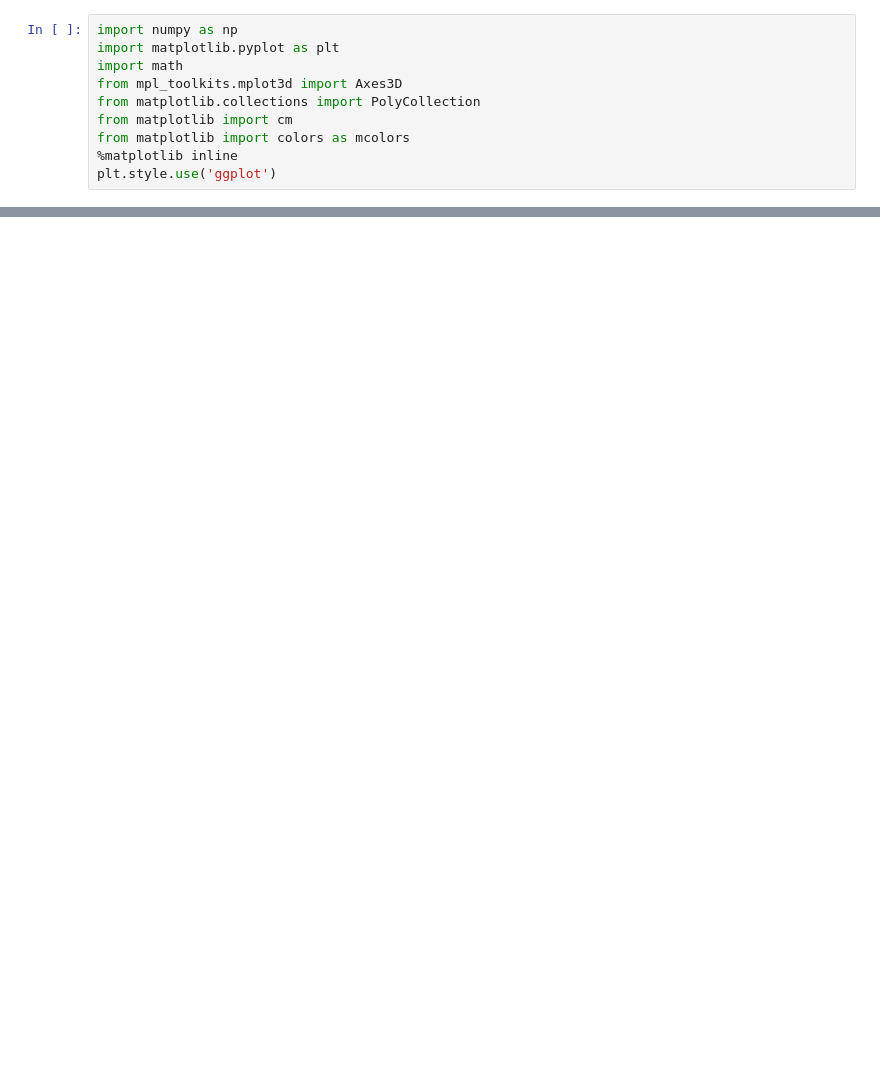
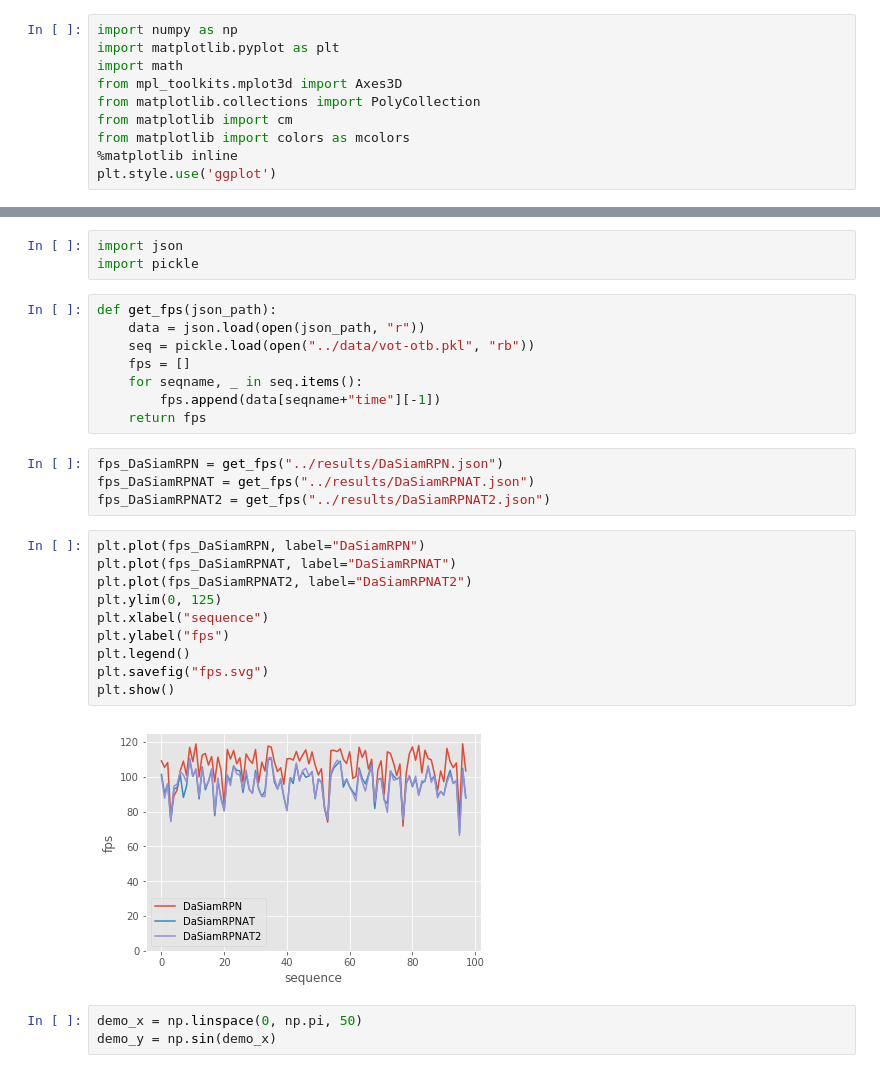
Before and after one commit to JachinShen/DaSiamRPNAT, a Jupyter notebook: notebook/Visualization.ipynb, the cells around one changed output, grey strips where cells are left out. Cells and saved outputs as stored; diff of their text form; blank space fills up the shorter version.

```diff
--- a/notebook/Visualization.ipynb
+++ b/notebook/Visualization.ipynb
@@ -117,0 +192,30 @@ score_1 = np.array([0.648, 0.657, ])
+# %%
+import json
+import pickle
+# %%
+def get_fps(json_path):
+    data = json.load(open(json_path, "r"))
+    seq = pickle.load(open("../data/vot-otb.pkl", "rb"))
+    fps = []
+    for seqname, _ in seq.items():
+        fps.append(data[seqname+"time"][-1])
+    return fps
+# %%
+fps_DaSiamRPN = get_fps("../results/DaSiamRPN.json")
+fps_DaSiamRPNAT = get_fps("../results/DaSiamRPNAT.json")
+fps_DaSiamRPNAT2 = get_fps("../results/DaSiamRPNAT2.json")
+# %%
+plt.plot(fps_DaSiamRPN, label="DaSiamRPN")
+plt.plot(fps_DaSiamRPNAT, label="DaSiamRPNAT")
+plt.plot(fps_DaSiamRPNAT2, label="DaSiamRPNAT2")
+plt.ylim(0, 125)
+plt.xlabel("sequence")
+plt.ylabel("fps")
+plt.legend()
+plt.savefig("fps.svg")
+plt.show()
+# %% [output]
+[figure, added]
+# %%
+demo_x = np.linspace(0, np.pi, 50)
+demo_y = np.sin(demo_x)
```
Also changed, not shown: parts of 9 cells of this notebook, 14 other files.
